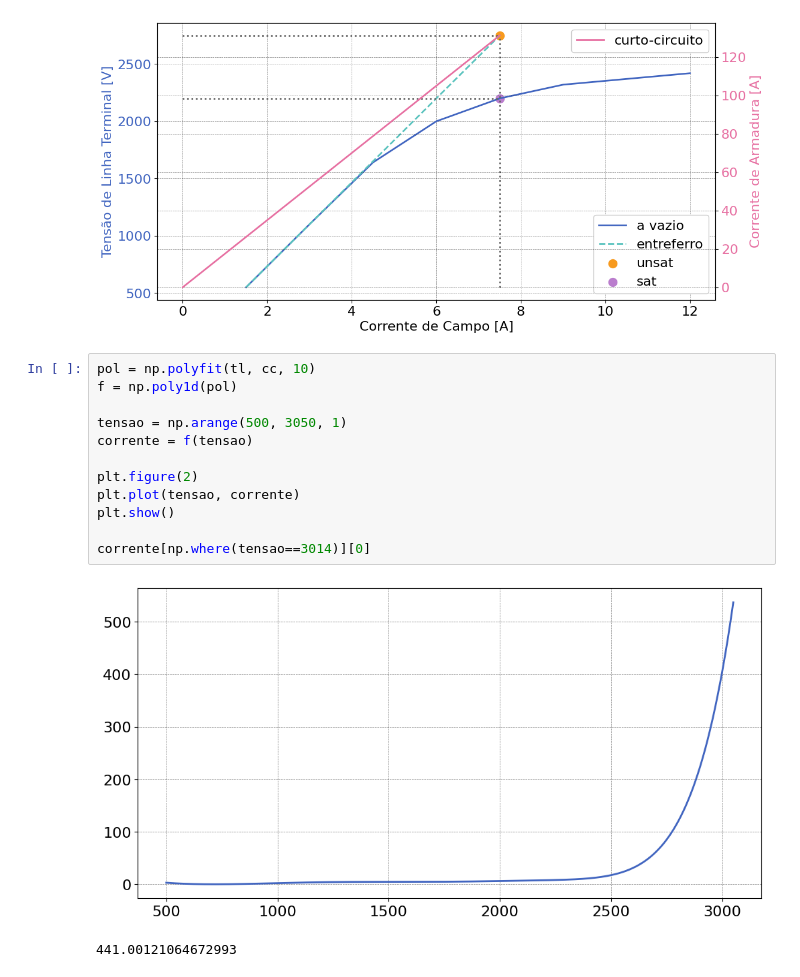
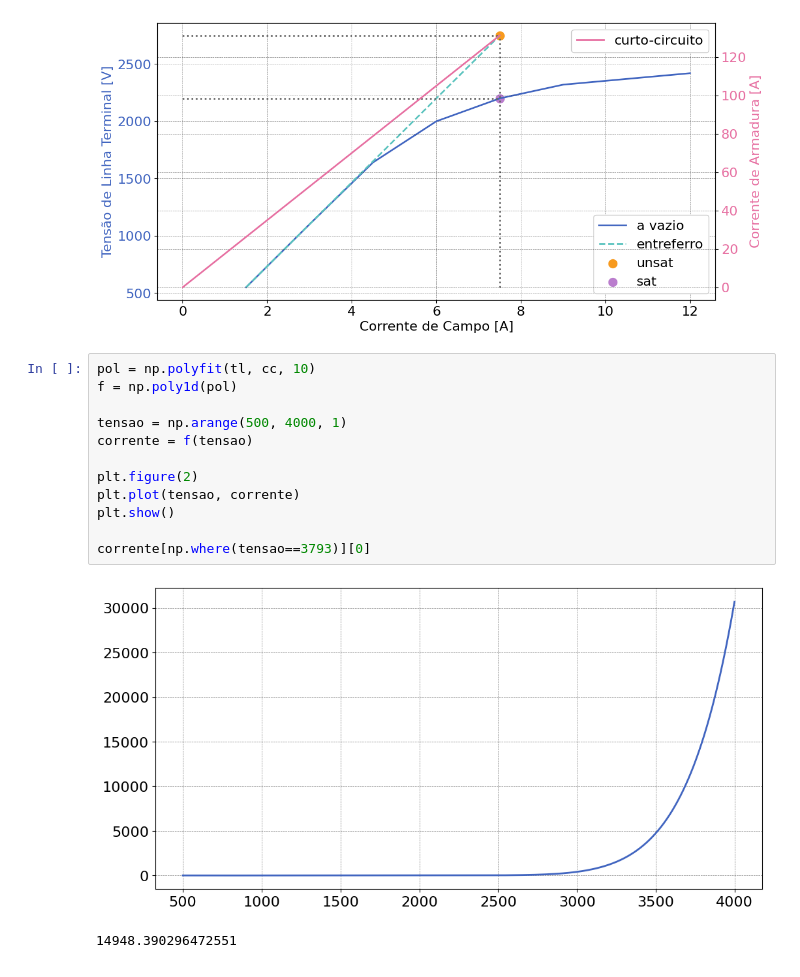
Before and after one commit to ErickNMA/Conversao_Eletromecanica, a Jupyter notebook: Maquinas_Sincronas/ensaios.ipynb, the cells around one changed output. Drawn from its saved outputs; the diff is of its cells as text.

```diff
--- a/Maquinas_Sincronas/ensaios.ipynb
+++ b/Maquinas_Sincronas/ensaios.ipynb
@@ -57,15 +57,15 @@ The PostScript backend does not support transparency; partially transparent arti
 # %%
 pol = np.polyfit(tl, cc, 10)
 f = np.poly1d(pol)
 
-tensao = np.arange(500, 3050, 1)
+tensao = np.arange(500, 4000, 1)
 corrente = f(tensao)
 
 plt.figure(2)
 plt.plot(tensao, corrente)
 plt.show()
 
-corrente[np.where(tensao==3014)][0]
+corrente[np.where(tensao==3793)][0]
 # %% [output]
-[figure, old version]
+[figure, new version]
-441.00121064672993
+14948.390296472551
```
Also changed, not shown: 1 other file.
